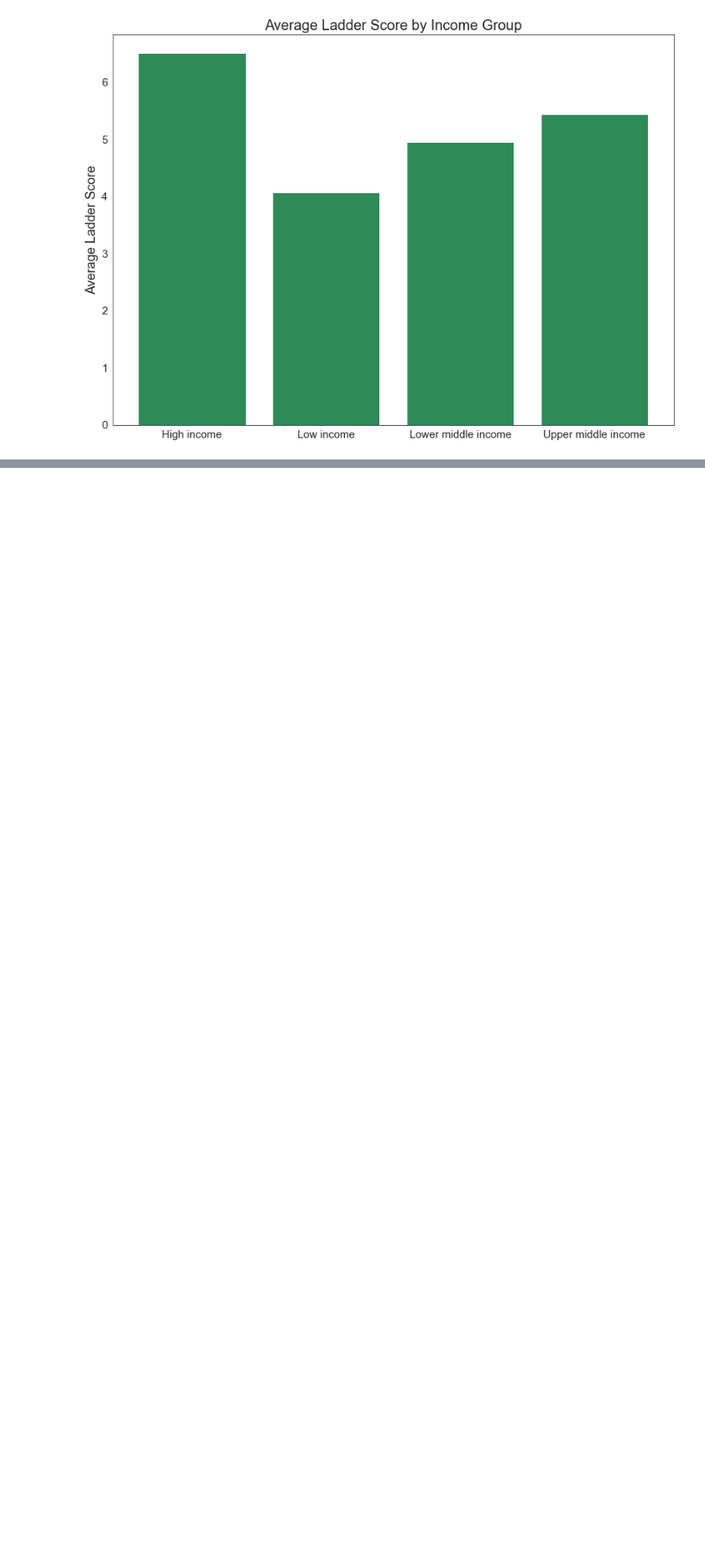
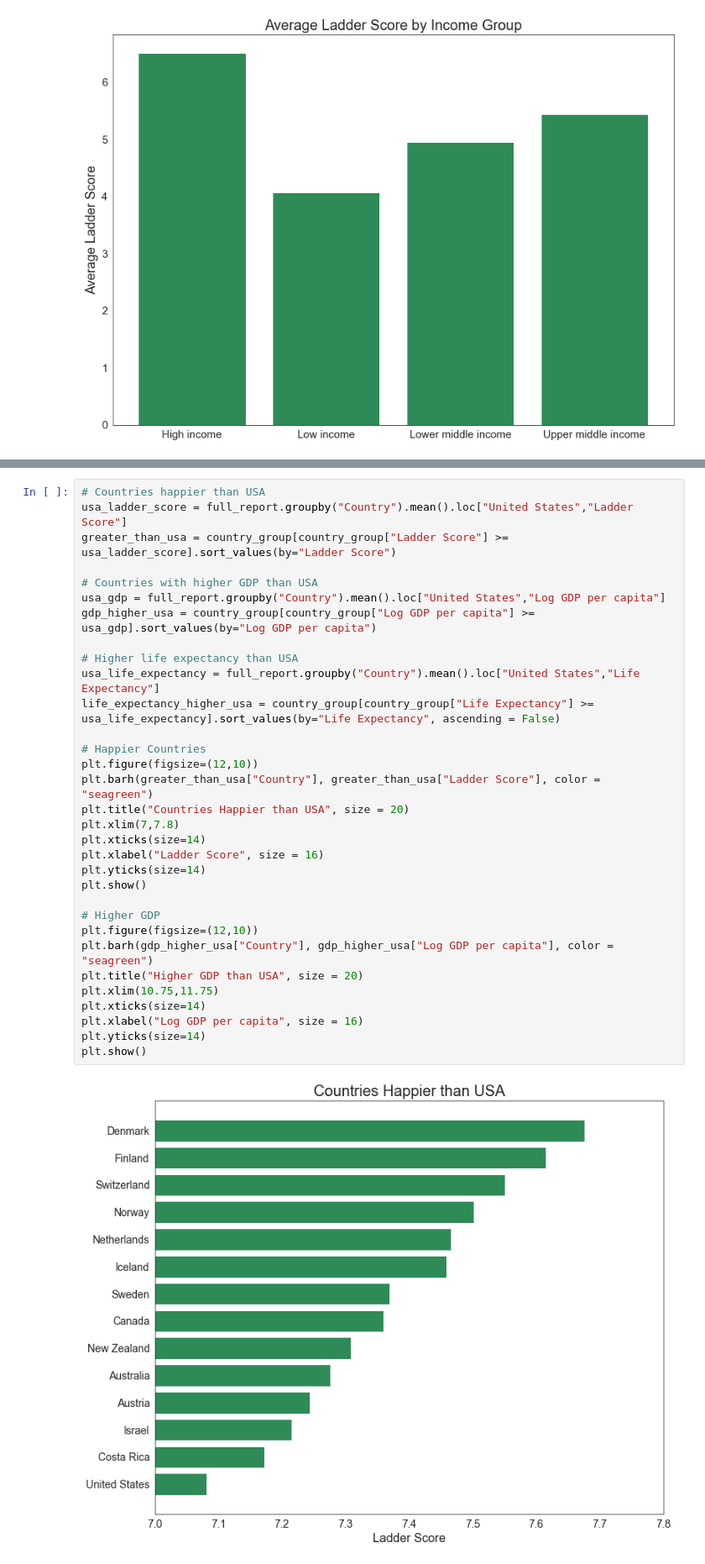
Before and after one commit to paul-trood/Portfolio-World_Happiness_Report, a Jupyter notebook: world_happiness.ipynb, the cells around one changed output, grey strips where cells are left out. Shown at 84% size. Cells and saved outputs as stored; diff of their text form; blank space fills up the shorter version.

```diff
--- a/world_happiness.ipynb
+++ b/world_happiness.ipynb
@@ -1184,0 +1228,34 @@ full_report.pivot_table(["Ladder Score", "Log GDP per capita", "Life Expectancy"
+# %%
+# Countries happier than USA
+usa_ladder_score = full_report.groupby("Country").mean().loc["United States","Ladder Score"]
+greater_than_usa = country_group[country_group["Ladder Score"] >= usa_ladder_score].sort_values(by="Ladder Score")
+
+# Countries with higher GDP than USA
+usa_gdp = full_report.groupby("Country").mean().loc["United States","Log GDP per capita"]
+gdp_higher_usa = country_group[country_group["Log GDP per capita"] >= usa_gdp].sort_values(by="Log GDP per capita")
+
+# Higher life expectancy than USA
+usa_life_expectancy = full_report.groupby("Country").mean().loc["United States","Life Expectancy"]
+life_expectancy_higher_usa = country_group[country_group["Life Expectancy"] >= usa_life_expectancy].sort_values(by="Life Expectancy", ascending = False)
+
+# Happier Countries
+plt.figure(figsize=(12,10))
+plt.barh(greater_than_usa["Country"], greater_than_usa["Ladder Score"], color = "seagreen")
+plt.title("Countries Happier than USA", size = 20)
+plt.xlim(7,7.8)
+plt.xticks(size=14)
+plt.xlabel("Ladder Score", size = 16)
+plt.yticks(size=14)
+plt.show()
+
+# Higher GDP
+plt.figure(figsize=(12,10))
+plt.barh(gdp_higher_usa["Country"], gdp_higher_usa["Log GDP per capita"], color = "seagreen")
+plt.title("Higher GDP than USA", size = 20)
+plt.xlim(10.75,11.75)
+plt.xticks(size=14)
+plt.xlabel("Log GDP per capita", size = 16)
+plt.yticks(size=14)
+plt.show()
+# %% [output]
+[figure, added]
```
Also changed, not shown: parts of 10 cells of this notebook.
